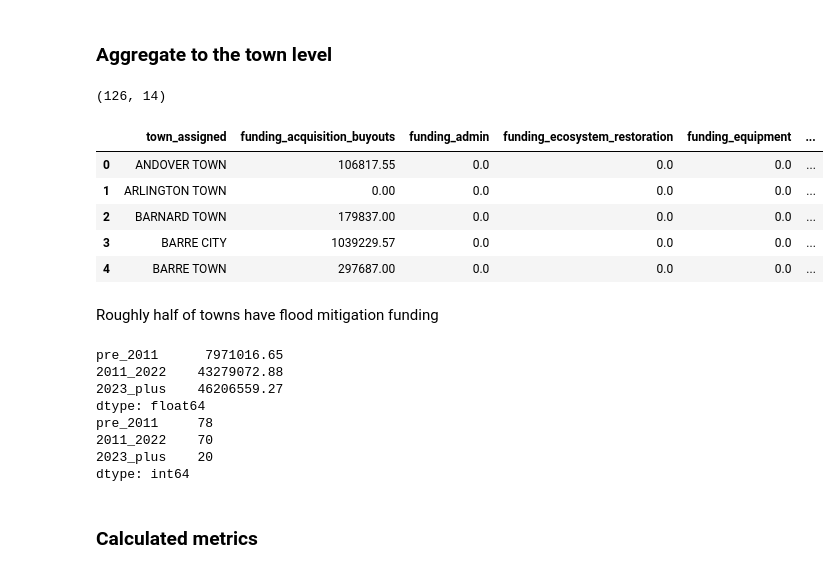
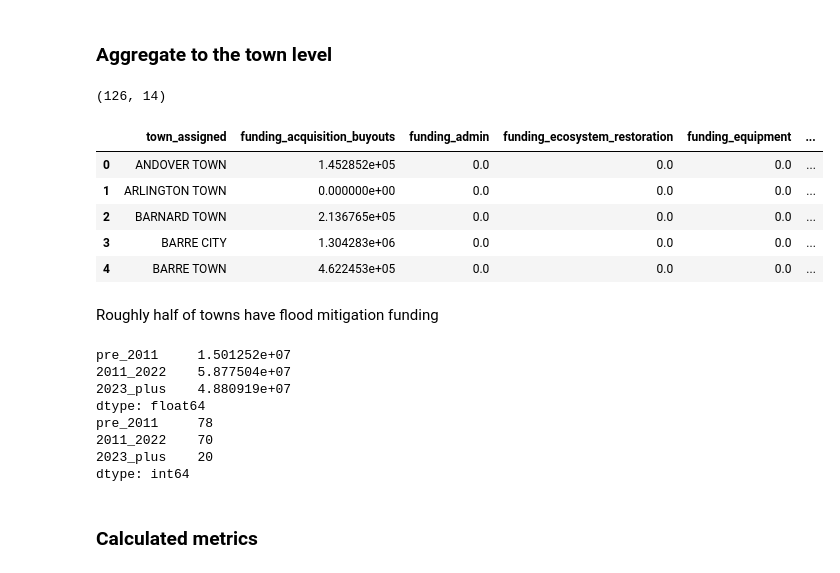
Before and after one commit to jakedurell/hazard-funding-comp, a Jupyter notebook: notebooks/03_etl_fema_hma_finance.ipynb, the cells around one changed output. Drawn from its saved outputs; the diff is of its cells as text; code cells hidden in the pictures.

Commit message:
feat(etl): inflation-adjust all FEMA funding and NFIP claims to constant 2025 dollars

```diff
--- a/notebooks/03_etl_fema_hma_finance.ipynb
+++ b/notebooks/03_etl_fema_hma_finance.ipynb
@@ -81,0 +87,30 @@ df.shape
+# %%
+# open CPI csv and calculate annual average CPI values for each year
+cpi = pd.read_csv("../data/resources/CPIAUCSL.csv")
+cpi["DATE"] = pd.to_datetime(cpi["observation_date"])
+cpi["year"] = cpi["DATE"].dt.year
+cpi_annual = cpi.groupby("year")["CPIAUCSL"].mean().reset_index()
+display(cpi_annual.tail())
+
+# get most recent full year
+reference_year = cpi_annual["year"].max()
+if pd.Timestamp.now().year == reference_year:
+    reference_year -= 1
+cpi_ref = cpi_annual.loc[cpi_annual["year"] == reference_year, "CPIAUCSL"].values[0]
+print(f"Reference year: {reference_year}, CPI: {cpi_ref:.4f}")
+
+# create a CPI lookup dictionary
+cpi_lookup = dict(zip(cpi_annual["year"], cpi_annual["CPIAUCSL"]))
+# calculate adjustment factors for each year in the dataset
+# adjustment factor = CPI in reference year / CPI in project year
+cpi_factors = {year: cpi_ref / cpi_value for year, cpi_value in cpi_lookup.items()}
+# print("CPI adjustment factors:")
+# for year, factor in cpi_factors.items():
+#     print(f"{year}: {factor:.4f}")
+
+# apply adjustment to each row
+df["federalShareObligated_adj"] = df.apply(
+    # inflation adjusted amount = nominal amount * (CPI in reference year / CPI in project year)
+    lambda row: row["federalShareObligated"] * cpi_factors.get(row["programFy"], 1.0),
+    axis=1,
+)
@@ -109,7 +152,7 @@ df_merged["n_codes"] = df_merged.groupby("projectIdentifier")["codes"].transform
 )
 # split funding equally across codes for each project, then multiply by category dummies to get funding for each main category
 df_merged["allocated_funding"] = (
-    df_merged["federalShareObligated"] / df_merged["n_codes"]
+    df_merged["federalShareObligated_adj"] / df_merged["n_codes"]
 )
 for col in category_dummies.columns:
     df_merged["funding_" + col] = df_merged[col] * df_merged["allocated_funding"]
@@ -482,37 +525,37 @@ Name: count, dtype: int64
 # %%
 # aggregate projects to town level, summing funding and project counts for each town
 
 # fill NaN values in town_assigned with "State, Regional, or Unknown"
 # (will have to do again after merging with acs data, below)
 df_filtered["town_assigned"] = df_filtered["town_assigned"].fillna(
     "State, Regional, or Unknown"
 )
 
 # build aggregation dict for town funding
 funding_cols = [col for col in df_filtered.columns if col.startswith("funding_")]
 agg_dict = {col: "sum" for col in funding_cols}
 agg_dict.update(
     {
-        "federalShareObligated": "sum",
+        "federalShareObligated_adj": "sum",
         "numberOfFinalProperties": "sum",
         "numberOfProperties": "sum",
     }
 )
 
 # aggregate by town_assigned
 agg_df = df_filtered.groupby("town_assigned", dropna=False).agg(agg_dict).reset_index()
 
 # check how many towns have funding
 print(agg_df.shape)
 agg_df.head()
 # %% [output]
 (126, 14)
 |  | town_assigned | funding_acquisition_buyouts | funding_admin | funding_ecosystem_restoration | funding_equipment | ... |
-| 0 | ANDOVER TOWN | 106817.55 | 0.0 | 0.0 | 0.0 | ... |
-| 1 | ARLINGTON TOWN | 0.00 | 0.0 | 0.0 | 0.0 | ... |
-| 2 | BARNARD TOWN | 179837.00 | 0.0 | 0.0 | 0.0 | ... |
-| 3 | BARRE CITY | 1039229.57 | 0.0 | 0.0 | 0.0 | ... |
-| 4 | BARRE TOWN | 297687.00 | 0.0 | 0.0 | 0.0 | ... |
+| 0 | ANDOVER TOWN | 1.452852e+05 | 0.0 | 0.0 | 0.0 | ... |
+| 1 | ARLINGTON TOWN | 0.000000e+00 | 0.0 | 0.0 | 0.0 | ... |
+| 2 | BARNARD TOWN | 2.136765e+05 | 0.0 | 0.0 | 0.0 | ... |
+| 3 | BARRE CITY | 1.304283e+06 | 0.0 | 0.0 | 0.0 | ... |
+| 4 | BARRE TOWN | 4.622453e+05 | 0.0 | 0.0 | 0.0 | ... |
 # %% [markdown]
 Roughly half of towns have flood mitigation funding
 # %%
@@ -523,7 +566,7 @@ funding_by_period = (
     df_filtered.pivot_table(
         index="town_assigned",
         columns="fiscal_period",
-        values="federalShareObligated",
+        values="federalShareObligated_adj",
         aggfunc="sum",
         fill_value=0,
     )
@@ -540,9 +583,9 @@ print(agg_df[["pre_2011", "2011_2022", "2023_plus"]].sum())
 # check towns with nonzero funding in each period
 print((agg_df[["pre_2011", "2011_2022", "2023_plus"]] > 0).sum())
 # %% [output]
-pre_2011      7971016.65
-2011_2022    43279072.88
-2023_plus    46206559.27
+pre_2011     1.501252e+07
+2011_2022    5.877504e+07
+2023_plus    4.880919e+07
 dtype: float64
 pre_2011     78
 2011_2022    70
```
Also changed, not shown: parts of 15 cells of this notebook, 6 other files.
